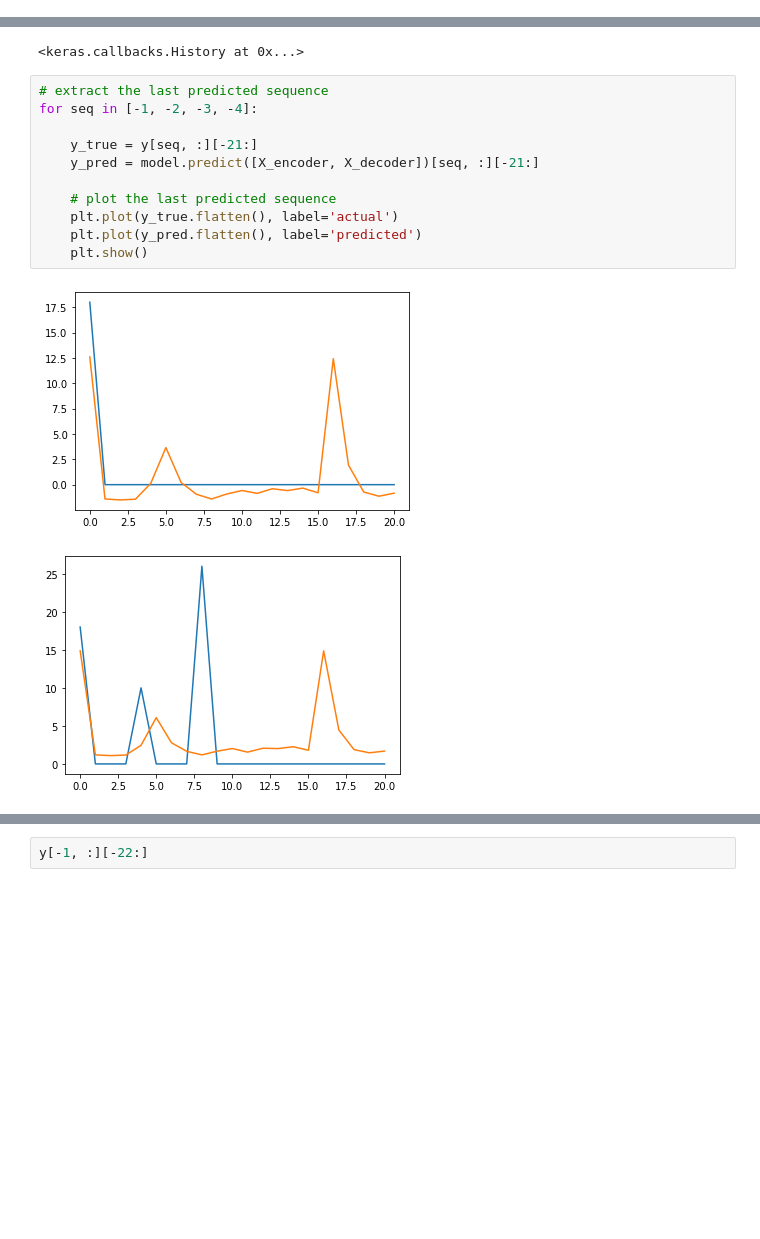
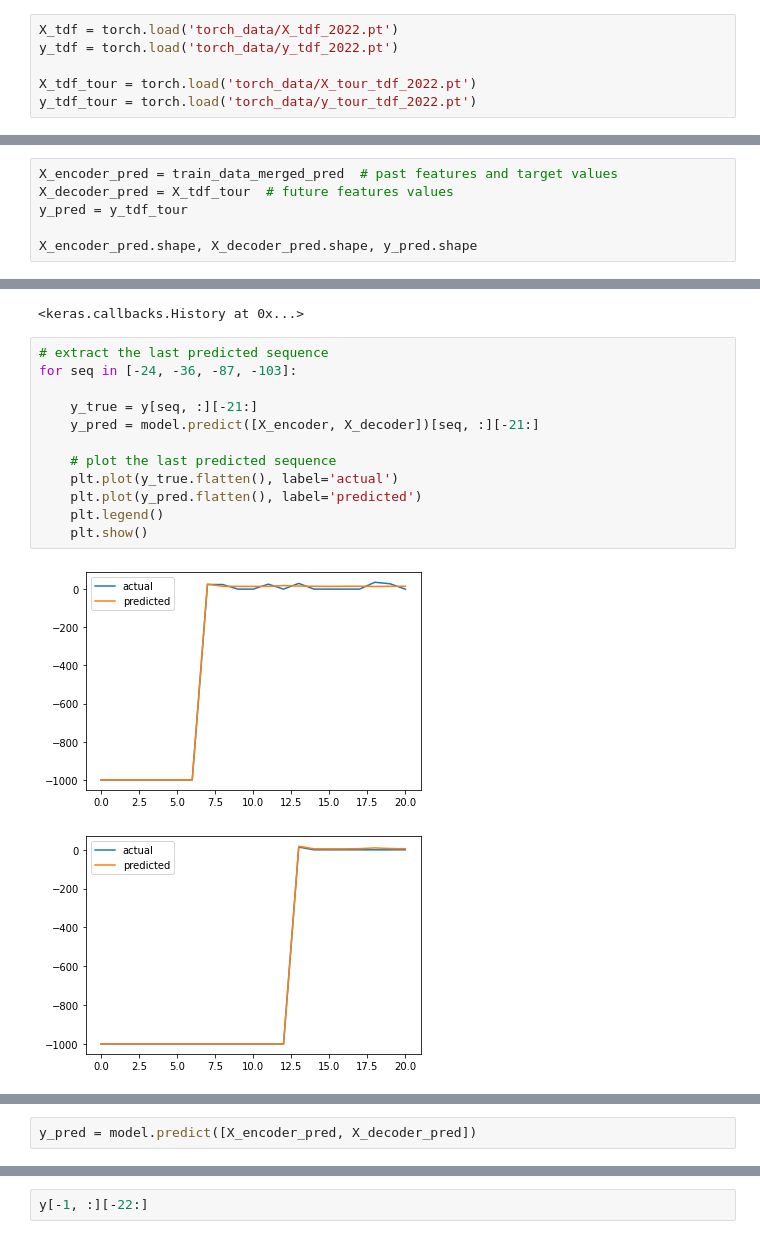
Before and after one commit to Michiel-DK/cycling, a Jupyter notebook: rnn.ipynb, the cells around one changed output, grey strips where cells are left out. Drawn from its saved outputs; the diff is of its cells as text; blank space fills up the shorter version.

Commit message:
try predict tour

```diff
--- a/rnn.ipynb
+++ b/rnn.ipynb
@@ -10,3 +10,9 @@ y = torch.load('torch_data/y_full_scaled.pt')
 # %%
 X_tour = torch.load('torch_data/X_tour.pt')
 y_tour = torch.load('torch_data/y_tour.pt')
+# %%
+X_tdf = torch.load('torch_data/X_tdf_2022.pt')
+y_tdf = torch.load('torch_data/y_tdf_2022.pt')
+
+X_tdf_tour = torch.load('torch_data/X_tour_tdf_2022.pt')
+y_tdf_tour = torch.load('torch_data/y_tour_tdf_2022.pt')
@@ -52,0 +82,6 @@ y = y_tour_pad          # future target values
+# %%
+X_encoder_pred = train_data_merged_pred  # past features and target values
+X_decoder_pred = X_tdf_tour  # future features values
+y_pred = y_tdf_tour
+
+X_encoder_pred.shape, X_decoder_pred.shape, y_pred.shape
@@ -105,15 +162,16 @@ Epoch 9: early stopping
 <keras.callbacks.History at 0x...>
 # %%
 # extract the last predicted sequence
-for seq in [-1, -2, -3, -4]:
+for seq in [-24, -36, -87, -103]:
 
     y_true = y[seq, :][-21:]
     y_pred = model.predict([X_encoder, X_decoder])[seq, :][-21:]
 
     # plot the last predicted sequence
     plt.plot(y_true.flatten(), label='actual')
     plt.plot(y_pred.flatten(), label='predicted')
+    plt.legend()
     plt.show()
 # %% [output]
-[figure, old version]
+[figure, new version]
-[figure, old version]
+[figure, new version]
@@ -121,0 +180,2 @@ for seq in [-1, -2, -3, -4]:
+# %%
+y_pred = model.predict([X_encoder_pred, X_decoder_pred])
```
Also changed, not shown: parts of 8 cells of this notebook, 1 other file.
